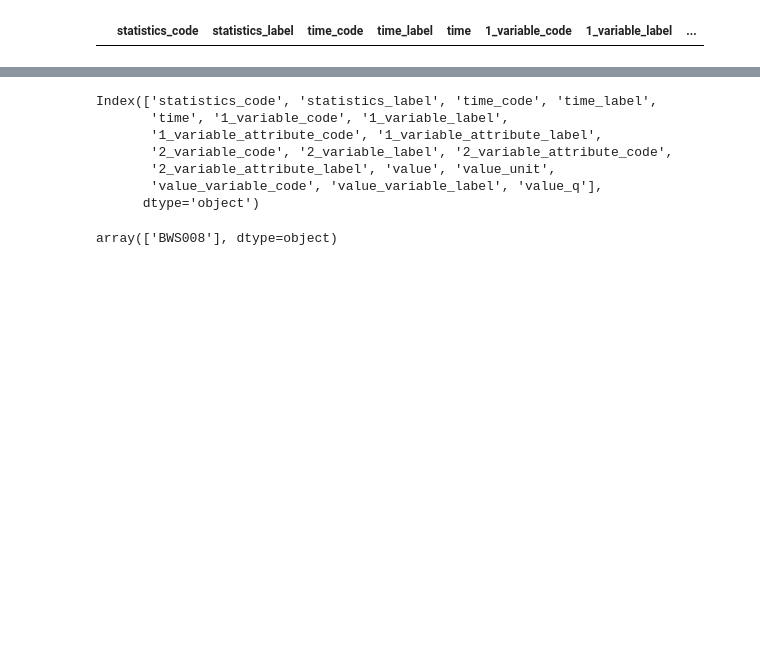
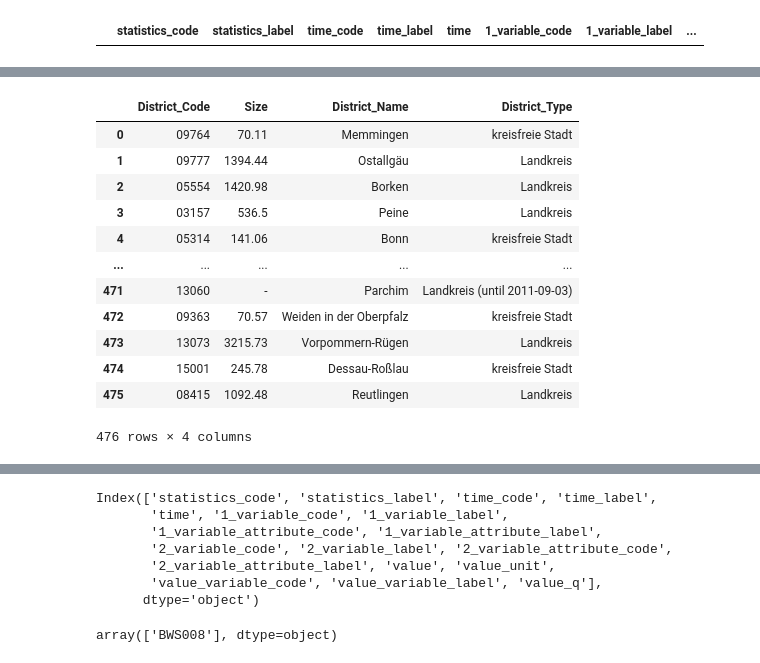
Before and after one commit to Kongalmengi/Stromverbrauch_Projekt, a Jupyter notebook: DateCheck.ipynb, the cells around one changed output, grey strips where cells are left out. Drawn from its saved outputs; the diff is of its cells as text; code cells hidden in the pictures; blank space fills up the shorter version.

```diff
--- a/DateCheck.ipynb
+++ b/DateCheck.ipynb
@@ -160,0 +317,18 @@ df_GR_Flat_1.head()
+# %%
+# 필요 없는 컬럼 드랍
+df_GR_Flat_3 = df_GR_Flat_2.drop('District', axis=1)
+df_GR_Flat_3
+# %% [output]
+|  | District_Code | Size | District_Name | District_Type |
+| 0 | 09764 | 70.11 | Memmingen | kreisfreie Stadt |
+| 1 | 09777 | 1394.44 | Ostallgäu | Landkreis |
+| 2 | 05554 | 1420.98 | Borken | Landkreis |
+| 3 | 03157 | 536.5 | Peine | Landkreis |
+| 4 | 05314 | 141.06 | Bonn | kreisfreie Stadt |
+| ... | ... | ... | ... | ... |
+| 471 | 13060 | - | Parchim | Landkreis (until 2011-09-03) |
+| 472 | 09363 | 70.57 | Weiden in der Oberpfalz | kreisfreie Stadt |
+| 473 | 13073 | 3215.73 | Vorpommern-Rügen | Landkreis |
+| 474 | 15001 | 245.78 | Dessau-Roßlau | kreisfreie Stadt |
+| 475 | 08415 | 1092.48 | Reutlingen | Landkreis |
+476 rows × 4 columns
```
Also changed, not shown: parts of 55 cells of this notebook, 3 other files.
